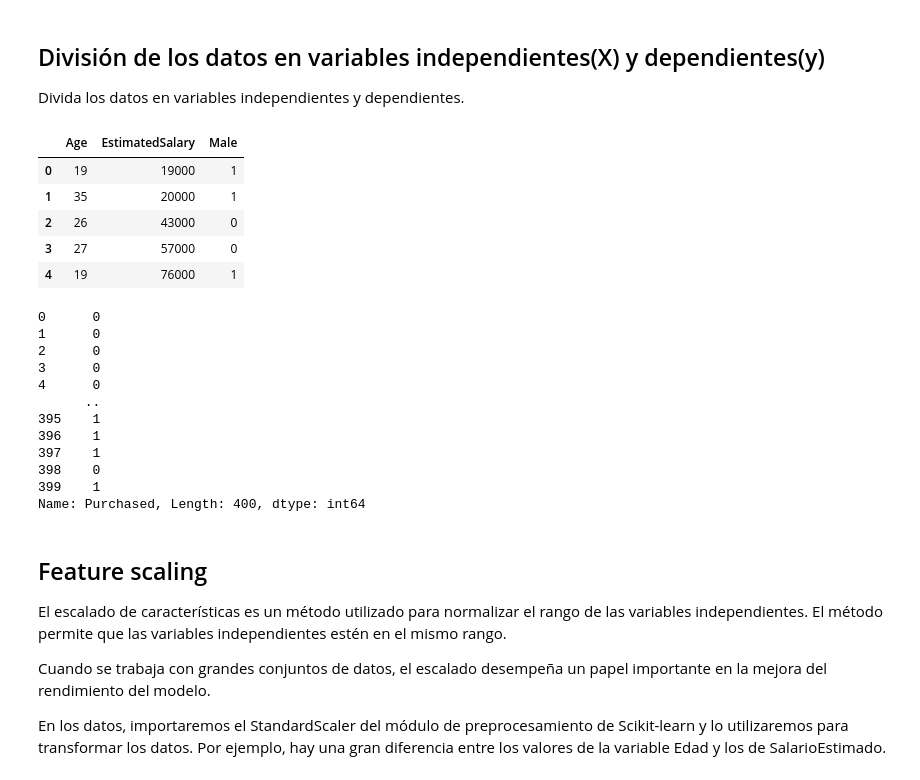
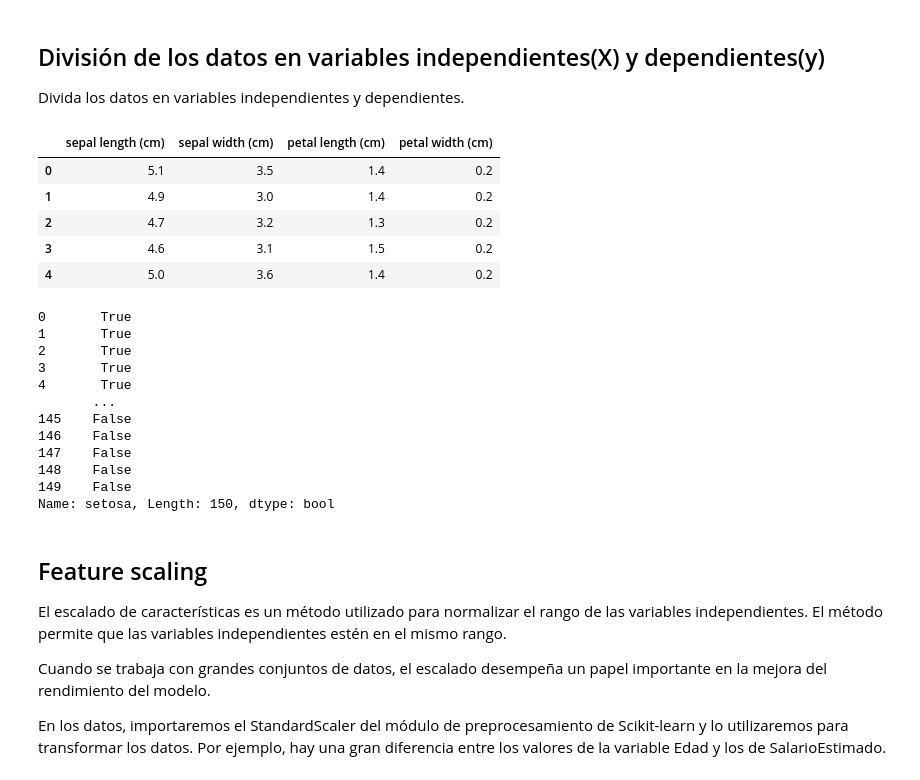
Before and after one commit to pau1ag/caso4, a Jupyter notebook: regresion_logistica/logistic_reggresion.ipynb, the cells around one changed output. Saved outputs shown, nothing was run; the diff lists cells and outputs as text; code cells hidden in the pictures.

```diff
--- a/regresion_logistica/logistic_reggresion.ipynb
+++ b/regresion_logistica/logistic_reggresion.ipynb
@@ -42,0 +25,18 @@ pd.concat([social_N_data.head(), social_N_data.tail()])
+# %%
+import pandas as pd
+from sklearn.datasets import load_iris
+
+# Cargar el conjunto de datos de Iris
+iris = load_iris()
+
+# Crear un DataFrame de pandas para las características
+iris_df = pd.DataFrame(data=iris.data, columns=iris.feature_names)
+
+# Agregar la columna de etiquetas al DataFrame
+iris_df['target'] = iris.target
+
+# Imprimir las primeras filas del DataFrame
+print(iris_df.head())
+
+df= iris_df
+df.head()
@@ -179,0 +181,14 @@ Cuando el valor Masculino es 1, significa que el género es masculino, y cuando
+# %%
+
+# Convertir la variable objetivo en variables dummy con nombres específicos
+species_map = {0: 'setosa', 1: 'versicolor', 2: 'virginica'}
+dummy_target = pd.get_dummies(df['target'].map(species_map))
+
+# Concatenar las variables dummy con el DataFrame original
+df = pd.concat([df, dummy_target], axis=1)
+
+# Eliminar la columna original de target
+df.drop('target', axis=1, inplace=True)
+
+# Mostrar las primeras filas del DataFrame actualizado
+print(df.head())
@@ -182,31 +211,31 @@ Cuando el valor Masculino es 1, significa que el género es masculino, y cuando
 
 Divida los datos en variables independientes y dependientes.
 # %%
-X = social_N_data.iloc[:,[0,1,3]] # Age, EstimatedSalary and Male
+X = df.iloc[:,[0,1,2,3]] # sepal length, sepal width, petal length, petal width
 X.head()
 # %% [output]
-|  | Age | EstimatedSalary | Male |
-| 0 | 19 | 19000 | 1 |
-| 1 | 35 | 20000 | 1 |
-| 2 | 26 | 43000 | 0 |
-| 3 | 27 | 57000 | 0 |
-| 4 | 19 | 76000 | 1 |
+|  | sepal length (cm) | sepal width (cm) | petal length (cm) | petal width (cm) |
+| 0 | 5.1 | 3.5 | 1.4 | 0.2 |
+| 1 | 4.9 | 3.0 | 1.4 | 0.2 |
+| 2 | 4.7 | 3.2 | 1.3 | 0.2 |
+| 3 | 4.6 | 3.1 | 1.5 | 0.2 |
+| 4 | 5.0 | 3.6 | 1.4 | 0.2 |
 # %%
-y = social_N_data.iloc[:, 2] # Purchased
+y = df.iloc[:, 4] # Versicolor, virginica
 y
 # %% [output]
-0      0
-1      0
-2      0
-3      0
-4      0
-      ..
-395    1
-396    1
-397    1
-398    0
-399    1
-Name: Purchased, Length: 400, dtype: int64
+0       True
+1       True
+2       True
+3       True
+4       True
+       ...
+145    False
+146    False
+147    False
+148    False
+149    False
+Name: setosa, Length: 150, dtype: bool
 # %% [markdown]
 ## Feature scaling
 
```
Also changed, not shown: parts of 56 cells of this notebook.
